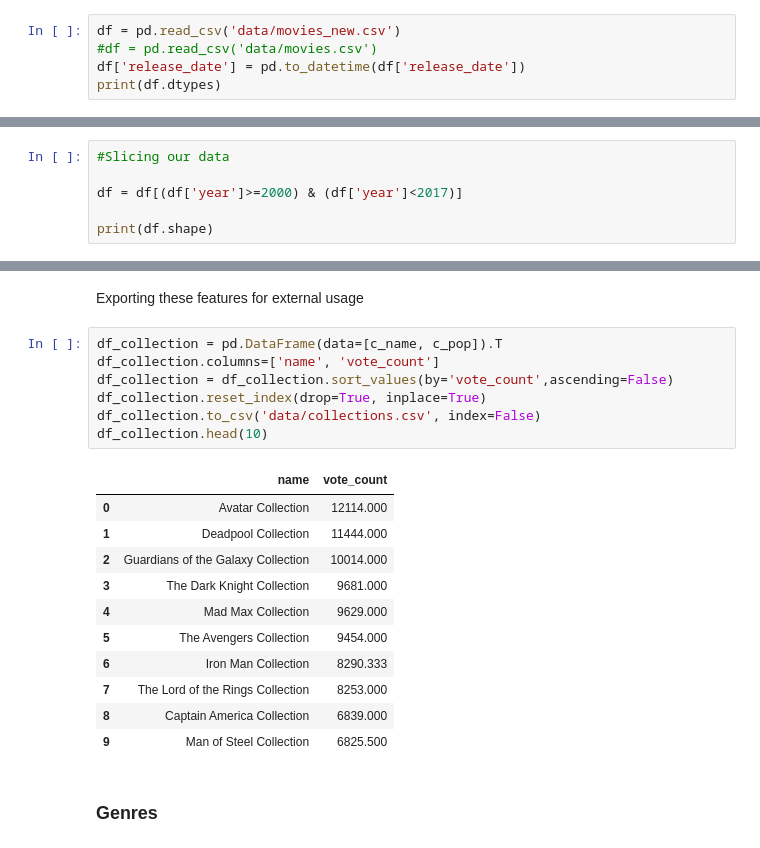
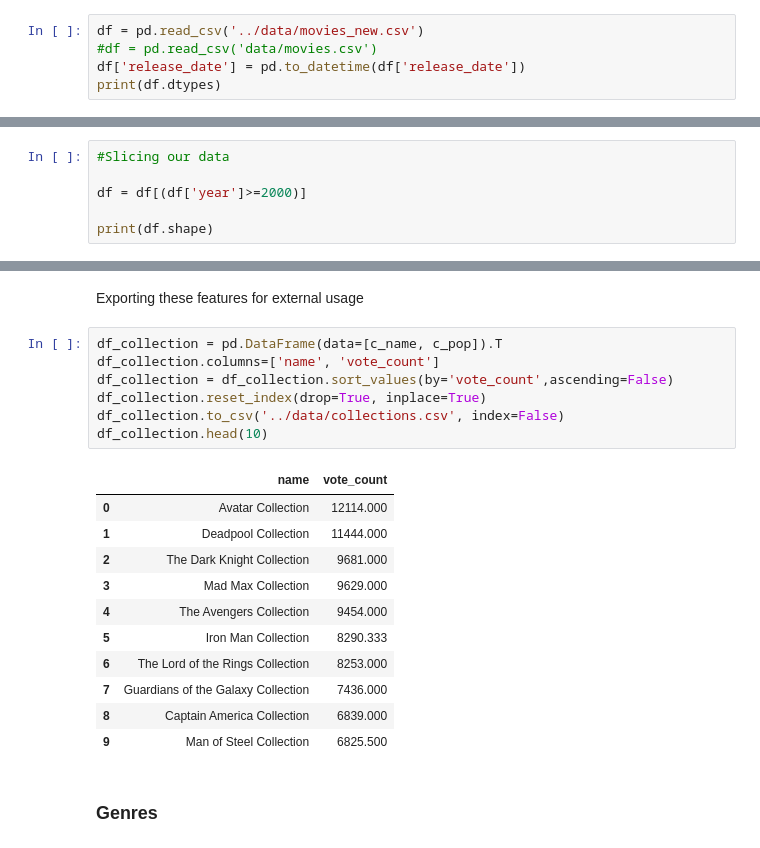
Before and after one commit to nastazya/Movies-analytics, a Jupyter notebook: Code/Prediction.ipynb, the cells around one changed output, grey strips where cells are left out. Drawn from its saved outputs; the diff is of its cells as text.

```diff
--- a/Code/Prediction.ipynb
+++ b/Code/Prediction.ipynb
@@ -38,7 +38,7 @@ pd.set_option('display.max_columns', 24)
 # %% [markdown]
 # Reading the Data
 # %%
-df = pd.read_csv('data/movies_new.csv')
+df = pd.read_csv('../data/movies_new.csv')
 #df = pd.read_csv('data/movies.csv')
 df['release_date'] = pd.to_datetime(df['release_date'])
 print(df.dtypes)
@@ -101,7 +101,7 @@ df['year_month'] = pd.to_datetime(df['release_date']).dt.to_period('M')
 # %%
 #Slicing our data
 
-df = df[(df['year']>=2000) & (df['year']<2017)]
+df = df[(df['year']>=2000)]
 
 print(df.shape)
 # %% [output]
@@ -345,20 +345,20 @@ Exporting these features for external usage
 # %%
 df_collection = pd.DataFrame(data=[c_name, c_pop]).T
 df_collection.columns=['name', 'vote_count']
 df_collection = df_collection.sort_values(by='vote_count',ascending=False)
 df_collection.reset_index(drop=True, inplace=True)
-df_collection.to_csv('data/collections.csv', index=False)
+df_collection.to_csv('../data/collections.csv', index=False)
 df_collection.head(10)
 # %% [output]
 |  | name | vote_count |
 | 0 | Avatar Collection | 12114.000 |
 | 1 | Deadpool Collection | 11444.000 |
-| 2 | Guardians of the Galaxy Collection | 10014.000 |
-| 3 | The Dark Knight Collection | 9681.000 |
-| 4 | Mad Max Collection | 9629.000 |
-| 5 | The Avengers Collection | 9454.000 |
-| 6 | Iron Man Collection | 8290.333 |
-| 7 | The Lord of the Rings Collection | 8253.000 |
+| 2 | The Dark Knight Collection | 9681.000 |
+| 3 | Mad Max Collection | 9629.000 |
+| 4 | The Avengers Collection | 9454.000 |
+| 5 | Iron Man Collection | 8290.333 |
+| 6 | The Lord of the Rings Collection | 8253.000 |
+| 7 | Guardians of the Galaxy Collection | 7436.000 |
 | 8 | Captain America Collection | 6839.000 |
 | 9 | Man of Steel Collection | 6825.500 |
 # %% [markdown]
```
Also changed, not shown: parts of 31 cells of this notebook.
